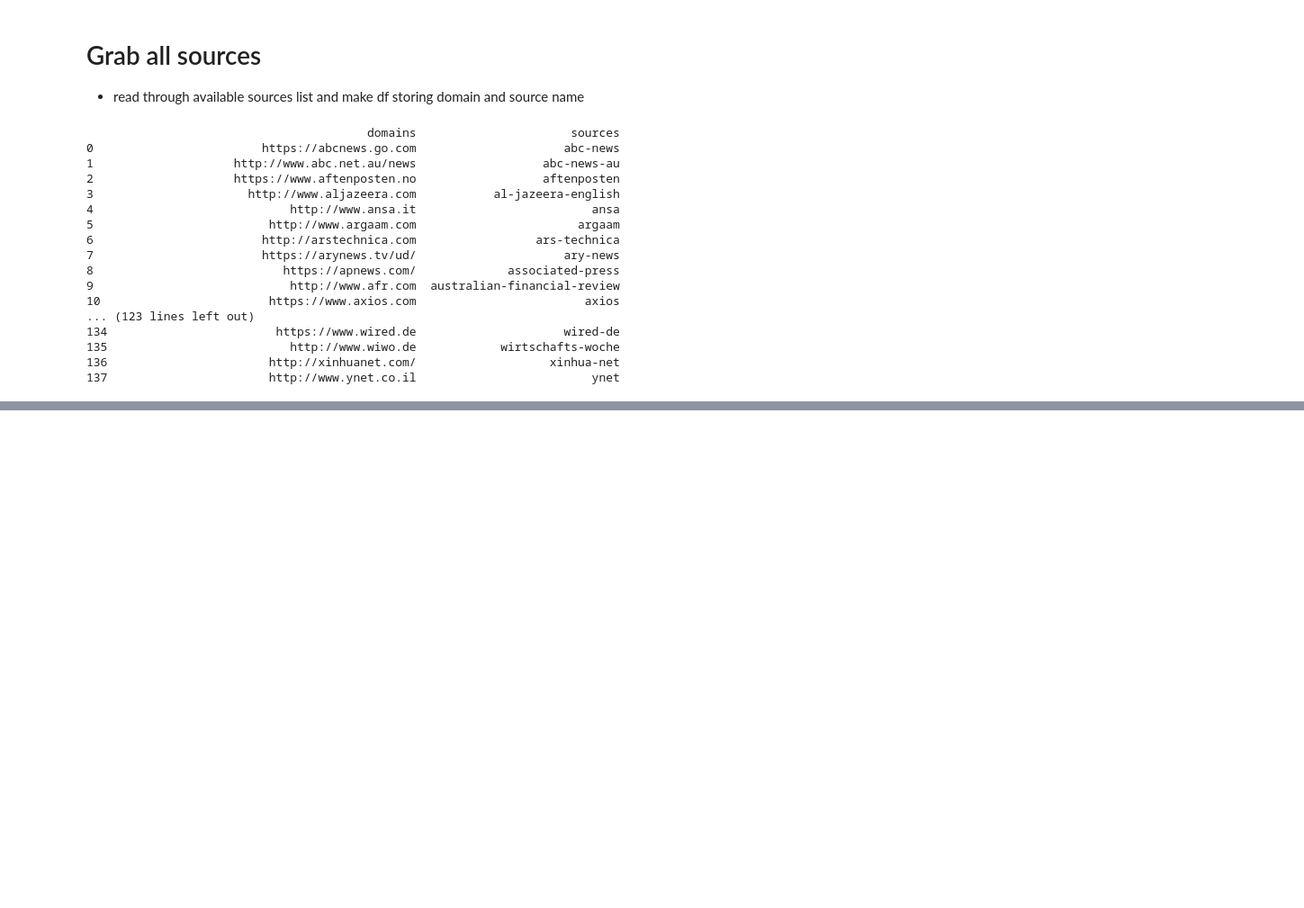
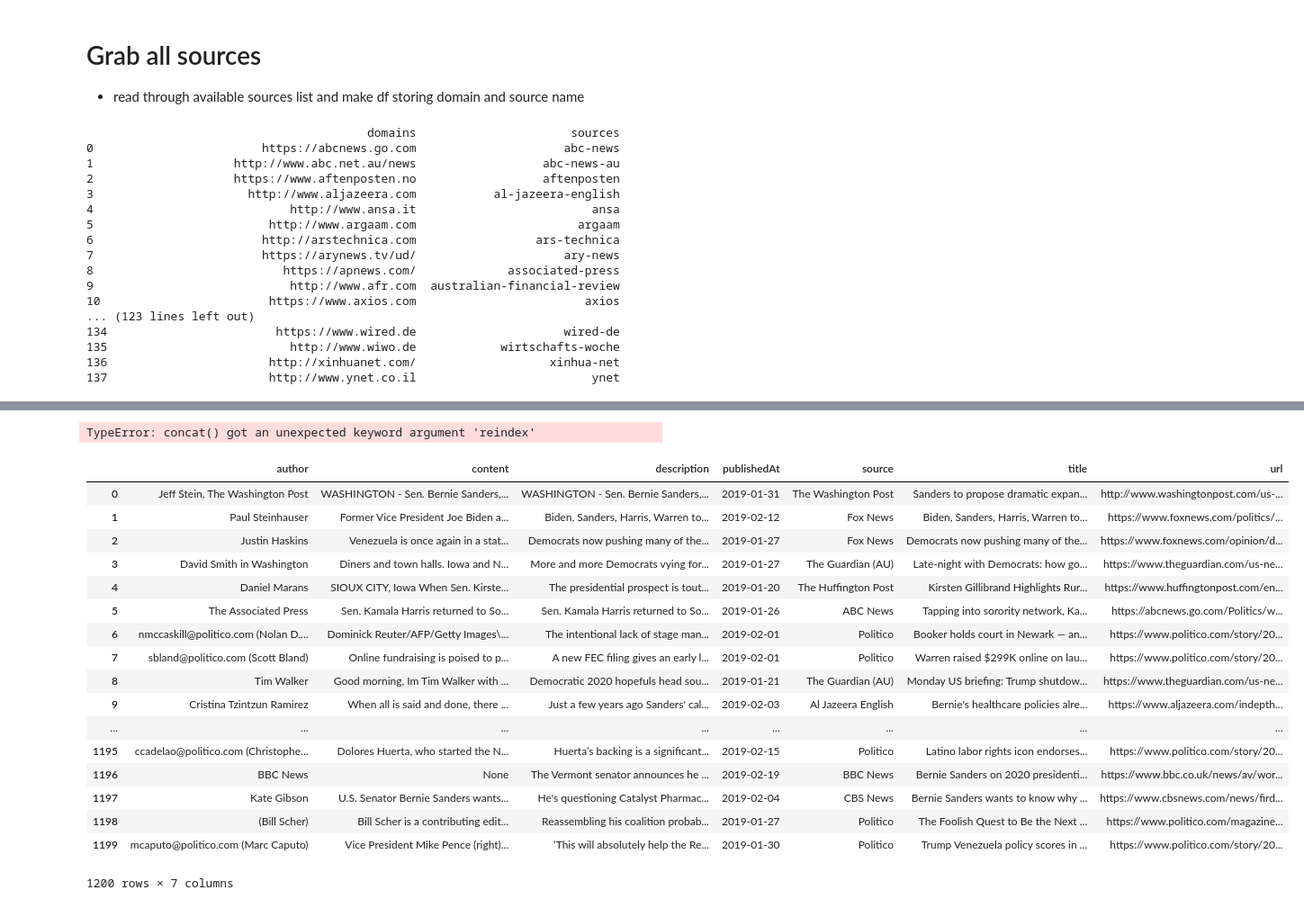
Before and after one commit to justinherman42/Data_Science_Projects, a Jupyter notebook: Python/Automated_news_aggregation/Develop_automated_news_aggregator.ipynb, the cells around one changed output, grey strips where cells are left out. Shown at 90% size. Saved outputs shown, nothing was run; the diff lists cells and outputs as text; code cells hidden in the pictures; blank space fills up the shorter version.

```diff
--- a/Python/Automated_news_aggregation/Develop_automated_news_aggregator.ipynb
+++ b/Python/Automated_news_aggregation/Develop_automated_news_aggregator.ipynb
@@ -137,0 +98,5 @@ IndexError: list assignment index out of range
+# %%
+a= query_keys_df.iloc[[0,3,8,11,16,17,18,20,22,23,24,39,41,44,62,82,83,93,98,99,111,114,117,119,121,124,127,128,132],[1]]
+list_sources =a["sources"].tolist()
+myString = ",".join(list_sources)
+myString
@@ -138,26 +128,28 @@ IndexError: list assignment index out of range
 # %%
-all_articles = newsapi.get_everything(q='Maduro',
-                                      sources='associated-press,the-new-york-times',
+bernie_sanders_list=[]
+# Make first call
+all_articles = newsapi.get_everything(q='Bernie Sanders',
+                                      sources=myString,
                                       domains='https://apnews.com/,http://www.nytimes.com',
                                       language='en',
                                       from_param='2019-18-01',
                                       sort_by='relevancy',
                                       page_size=100,
                                       page=1)
+total_pages = math.ceil(all_articles["totalResults"]/100)
 
-all_articles1 = newsapi.get_everything(q='Maduro',
-                                      sources='associated-press,the-new-york-times',
+all_articles = clean_query(all_articles)
+bernie_sanders_list.append(all_articles)
+
+for page in range(2,total_pages+1):
+    all_articles = newsapi.get_everything(q='Bernie Sanders',
+                                      sources=myString,
                                       domains='https://apnews.com/,http://www.nytimes.com',
                                       language='en',
                                       from_param='2019-18-01',
                                       sort_by='relevancy',
                                       page_size=100,
-                                      page=1)
-all_articles2 = newsapi.get_everything(q='Maduro',
-                                      sources='associated-press,the-new-york-times',
-                                      domains='https://apnews.com/,http://www.nytimes.com',
-                                      language='en',
-                                      from_param='2019-18-01',
-                                      sort_by='relevancy',
-                                      page_size=100,
-                                      page=3)
+                                      page=2)
+    ran_query = clean_query(all_articles)
+    #ran_query_df = pd.DataFrame(ran_query['articles'])
+    bernie_sanders_list.append(ran_query)
@@ -326,0 +156,25 @@ Object `get_everything` not found.
+# %%
+df = pd.concat(bernie_sanders_list)
+# %% [output]
+TypeError: concat() got an unexpected keyword argument 'reindex'
+# %%
+df.reset_index(drop=True)
+# %% [output]
+|  | author | content | description | publishedAt | source | title | url |
+| 0 | Jeff Stein, The Washington Post | WASHINGTON - Sen. Bernie Sanders,... | WASHINGTON - Sen. Bernie Sanders,... | 2019-01-31 | The Washington Post | Sanders to propose dramatic expan... | http://www.washingtonpost.com/us-... |
+| 1 | Paul Steinhauser | Former Vice President Joe Biden a... | Biden, Sanders, Harris, Warren to... | 2019-02-12 | Fox News | Biden, Sanders, Harris, Warren to... | https://www.foxnews.com/politics/... |
+| 2 | Justin Haskins | Venezuela is once again in a stat... | Democrats now pushing many of the... | 2019-01-27 | Fox News | Democrats now pushing many of the... | https://www.foxnews.com/opinion/d... |
+| 3 | David Smith in Washington | Diners and town halls. Iowa and N... | More and more Democrats vying for... | 2019-01-27 | The Guardian (AU) | Late-night with Democrats: how go... | https://www.theguardian.com/us-ne... |
+| 4 | Daniel Marans | SIOUX CITY, Iowa When Sen. Kirste... | The presidential prospect is tout... | 2019-01-20 | The Huffington Post | Kirsten Gillibrand Highlights Rur... | https://www.huffingtonpost.com/en... |
+| 5 | The Associated Press | Sen. Kamala Harris returned to So... | Sen. Kamala Harris returned to So... | 2019-01-26 | ABC News | Tapping into sorority network, Ka... | https://abcnews.go.com/Politics/w... |
+| 6 | nmccaskill@politico.com (Nolan D.... | Dominick Reuter/AFP/Getty Images\... | The intentional lack of stage man... | 2019-02-01 | Politico | Booker holds court in Newark — an... | https://www.politico.com/story/20... |
+| 7 | sbland@politico.com (Scott Bland) | Online fundraising is poised to p... | A new FEC filing gives an early l... | 2019-02-01 | Politico | Warren raised $299K online on lau... | https://www.politico.com/story/20... |
+| 8 | Tim Walker | Good morning, Im Tim Walker with ... | Democratic 2020 hopefuls head sou... | 2019-01-21 | The Guardian (AU) | Monday US briefing: Trump shutdow... | https://www.theguardian.com/us-ne... |
+| 9 | Cristina Tzintzun Ramirez | When all is said and done, there ... | Just a few years ago Sanders' cal... | 2019-02-03 | Al Jazeera English | Bernie's healthcare policies alre... | https://www.aljazeera.com/indepth... |
+| ... | ... | ... | ... | ... | ... | ... | ... |
+| 1195 | ccadelao@politico.com (Christophe... | Dolores Huerta, who started the N... | Huerta’s backing is a significant... | 2019-02-15 | Politico | Latino labor rights icon endorses... | https://www.politico.com/story/20... |
+| 1196 | BBC News | None | The Vermont senator announces he ... | 2019-02-19 | BBC News | Bernie Sanders on 2020 presidenti... | https://www.bbc.co.uk/news/av/wor... |
+| 1197 | Kate Gibson | U.S. Senator Bernie Sanders wants... | He's questioning Catalyst Pharmac... | 2019-02-04 | CBS News | Bernie Sanders wants to know why ... | https://www.cbsnews.com/news/fird... |
+| 1198 | (Bill Scher) | Bill Scher is a contributing edit... | Reassembling his coalition probab... | 2019-01-27 | Politico | The Foolish Quest to Be the Next ... | https://www.politico.com/magazine... |
+| 1199 | mcaputo@politico.com (Marc Caputo) | Vice President Mike Pence (right)... | ‘This will absolutely help the Re... | 2019-01-30 | Politico | Trump Venezuela policy scores in ... | https://www.politico.com/story/20... |
+1200 rows × 7 columns
```
Also changed, not shown: parts of 23 cells of this notebook.
